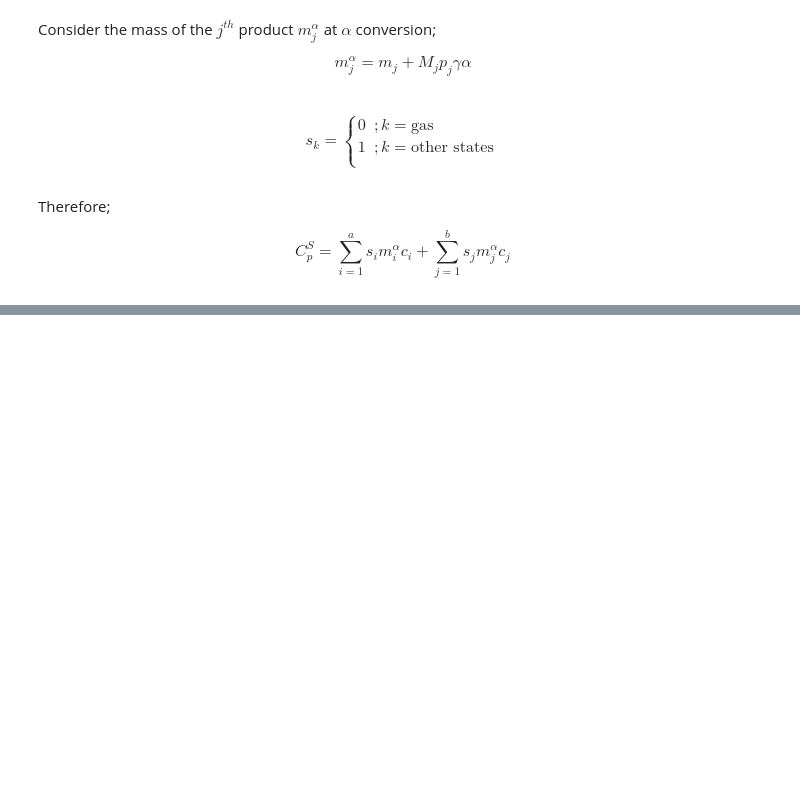
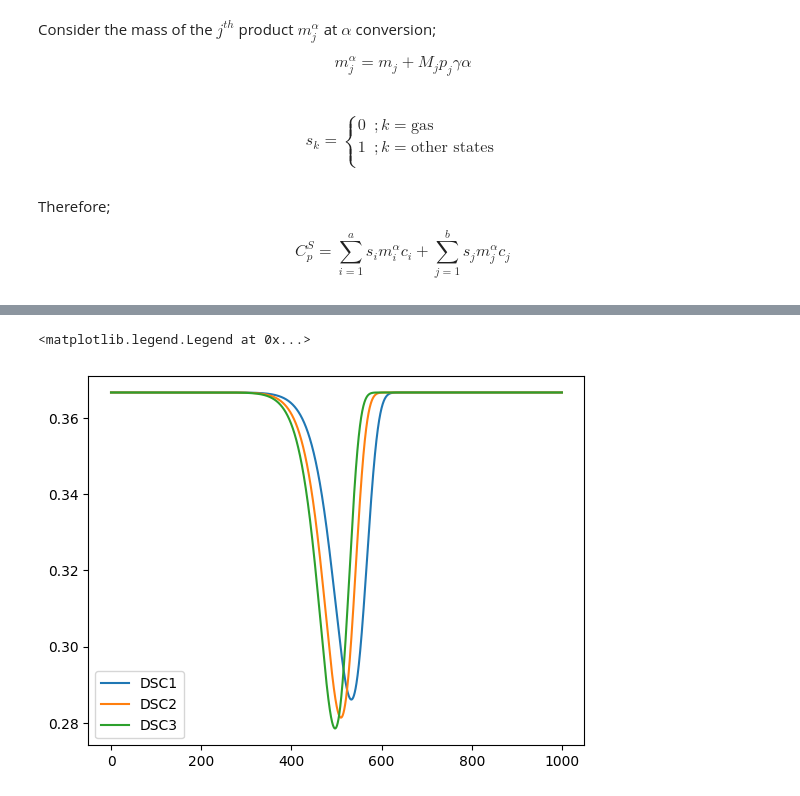
Before and after one commit to tanuj-chamil/pr2, a Jupyter notebook: main.ipynb, the cells around one changed output, grey strips where cells are left out. Drawn from its saved outputs; the diff is of its cells as text; code cells hidden in the pictures; blank space fills up the shorter version.

```diff
--- a/main.ipynb
+++ b/main.ipynb
@@ -199,8 +165,8 @@ def Cp(c,T):
     T = T/1000
     return c[0] + c[1]*T +c[2]*T**2 + c[3]*T**3 + c[4]*T**-2
 # %%
-def alpha(A, Ea, beta, T):
-    return F2(G(T, Ea, A, beta))
+def alpha(model, A, Ea, beta, T):
+    return model(G(T,  A, Ea, beta))
 # %%
 def dalpha(a,T):
-    return np.diff(a) / np.diff(T)
+    return np.gradient(a, T)
@@ -257,0 +173,17 @@ Text(0, 0.5, 'dQ/dt (W)')
+# %%
+class Compound:
+  def __init__(self,c, m, M, r, s):
+    self.c = c
+    self.m = m
+    self.M = M
+    self.r = r
+    self.s = s
+# %%
+class Reaction:
+  def __init__(self, model, Ea, A, Qt, Reactants, Products):
+    self.model = model
+    self.Ea = Ea
+    self.A = A
+    self.Qt = Qt
+    self.Reactants = Reactants
+    self.Products = Products
@@ -257,0 +226,25 @@ Text(0, 0.5, 'dQ/dt (W)')
+# %%
+Reactant_A = Compound([55, 0, 0, 0, 0], 20e-3, 44, 1, 1)
+Product_B = Compound([55, 0, 0, 0, 0], 20e-3, 44, 1, 1)
+reactants = [Reactant_A]
+products = [Product_B]
+
+Reaction_1 = Reaction(F1,150e3, 1e6, -100e3, reactants, products)
+Reaction_2 = Reaction(F1,150e3, 2e6, -100e3, reactants, products)
+Reaction_3 = Reaction(F1,150e3, 3e6, -100e3, reactants, products)
+
+
+dsc_1 = DSC(Reaction_1, beta=10, Tmin=0, Tmax=1000, dT=0.1)
+dsc_2 = DSC(Reaction_2, beta=10, Tmin=0, Tmax=1000, dT=0.1)
+dsc_3 = DSC(Reaction_3, beta=10, Tmin=0, Tmax=1000, dT=0.1)
+dsc_1.generate()
+dsc_2.generate()
+dsc_3.generate()
+
+plt.plot(dsc_1.T,dsc_1.curve, label="DSC1" )
+plt.plot(dsc_2.T,dsc_2.curve, label="DSC2" )
+plt.plot(dsc_3.T,dsc_3.curve, label="DSC3" )
+plt.legend()
+# %% [output]
+<matplotlib.legend.Legend at 0x...>
+[figure, added]
```
Also changed, not shown: parts of 3 cells of this notebook, 1 other file.
